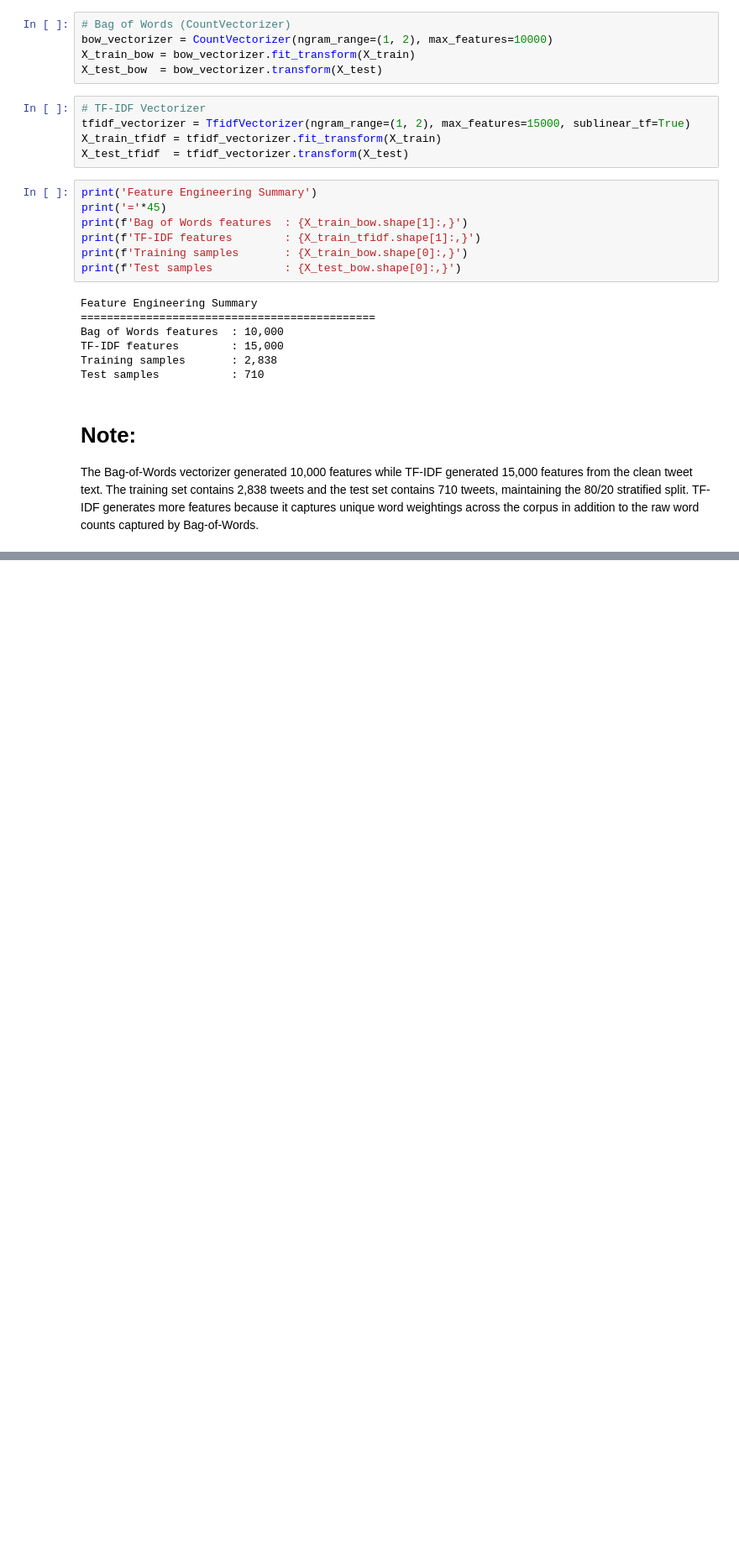
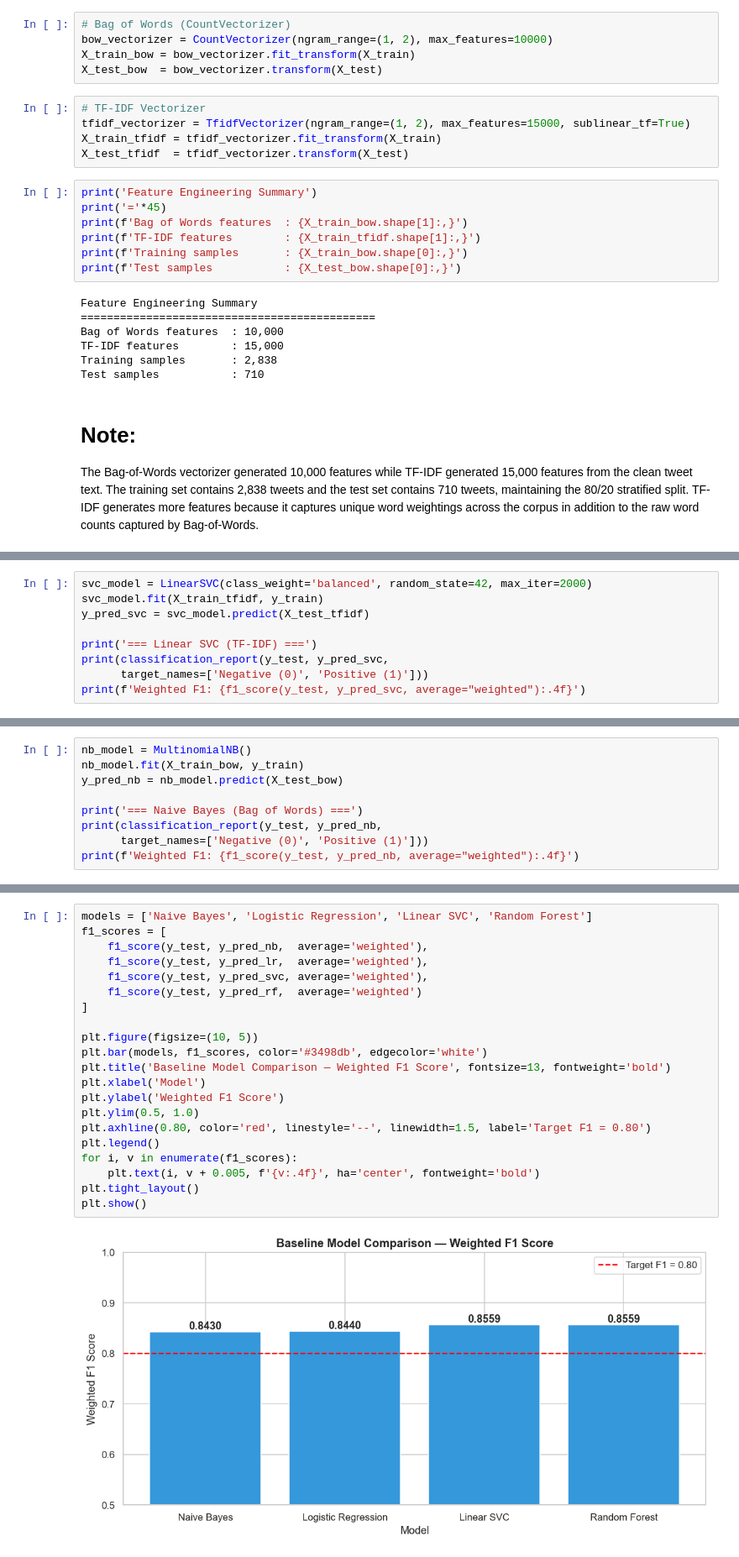
Before and after one commit to nduvawinnie/X-Sentimental-Analysis, a Jupyter notebook: data_world.ipynb, the cells around one changed output, grey strips where cells are left out. Shown at 84% size. Saved outputs shown, nothing was run; the diff lists cells and outputs as text; blank space fills up the shorter version.

```diff
--- a/data_world.ipynb
+++ b/data_world.ipynb
@@ -470,0 +529,9 @@ The Bag-of-Words vectorizer generated 10,000 features while TF-IDF generated 15,
+# %%
+svc_model = LinearSVC(class_weight='balanced', random_state=42, max_iter=2000)
+svc_model.fit(X_train_tfidf, y_train)
+y_pred_svc = svc_model.predict(X_test_tfidf)
+
+print('=== Linear SVC (TF-IDF) ===')
+print(classification_report(y_test, y_pred_svc,
+      target_names=['Negative (0)', 'Positive (1)']))
+print(f'Weighted F1: {f1_score(y_test, y_pred_svc, average="weighted"):.4f}')
@@ -470,0 +555,9 @@ The Bag-of-Words vectorizer generated 10,000 features while TF-IDF generated 15,
+# %%
+nb_model = MultinomialNB()
+nb_model.fit(X_train_bow, y_train)
+y_pred_nb = nb_model.predict(X_test_bow)
+
+print('=== Naive Bayes (Bag of Words) ===')
+print(classification_report(y_test, y_pred_nb,
+      target_names=['Negative (0)', 'Positive (1)']))
+print(f'Weighted F1: {f1_score(y_test, y_pred_nb, average="weighted"):.4f}')
@@ -470,0 +579,23 @@ The Bag-of-Words vectorizer generated 10,000 features while TF-IDF generated 15,
+# %%
+models = ['Naive Bayes', 'Logistic Regression', 'Linear SVC', 'Random Forest']
+f1_scores = [
+    f1_score(y_test, y_pred_nb,  average='weighted'),
+    f1_score(y_test, y_pred_lr,  average='weighted'),
+    f1_score(y_test, y_pred_svc, average='weighted'),
+    f1_score(y_test, y_pred_rf,  average='weighted')
+]
+
+plt.figure(figsize=(10, 5))
+plt.bar(models, f1_scores, color='#3498db', edgecolor='white')
+plt.title('Baseline Model Comparison — Weighted F1 Score', fontsize=13, fontweight='bold')
+plt.xlabel('Model')
+plt.ylabel('Weighted F1 Score')
+plt.ylim(0.5, 1.0)
+plt.axhline(0.80, color='red', linestyle='--', linewidth=1.5, label='Target F1 = 0.80')
+plt.legend()
+for i, v in enumerate(f1_scores):
+    plt.text(i, v + 0.005, f'{v:.4f}', ha='center', fontweight='bold')
+plt.tight_layout()
+plt.show()
+# %% [output]
+[figure, added]
```
Also changed, not shown: parts of 35 cells of this notebook.
